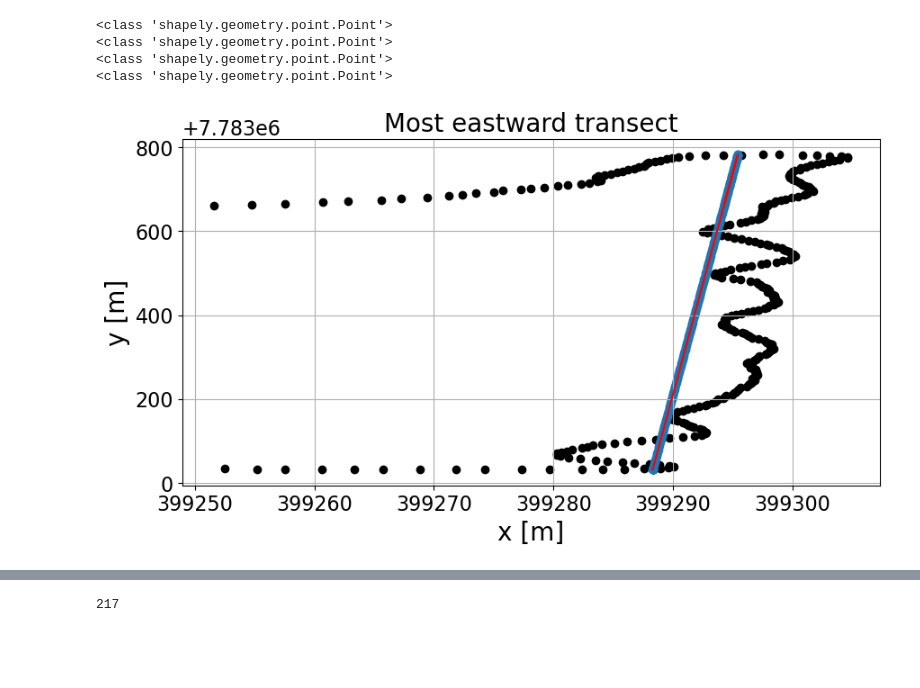
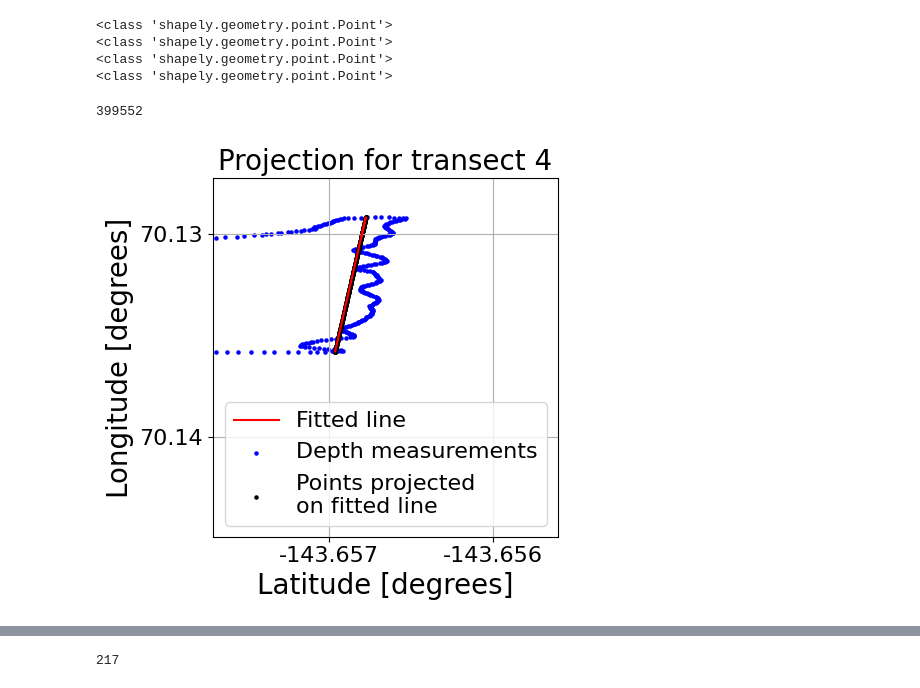
Before and after one commit to khdebruijn/thermo-morphological-model, a Jupyter notebook: database/erikson_transects.ipynb, the cells around one changed output, grey strips where cells are left out. Cells and saved outputs as stored; diff of their text form; code cells hidden in the pictures; blank space fills up the shorter version.

```diff
--- a/database/erikson_transects.ipynb
+++ b/database/erikson_transects.ipynb
@@ -308,23 +307,48 @@ for x, y, z in zip(x0, y0, z0):
         )
     projected_points0.append(projected_point0)
 projected_points0 = np.array(projected_points0)
-
-plt.figure(figsize=(10,5))
-
-plt.plot(x_fitted0, y0, color='r', label='Fitted line')
-plt.scatter(x0, y0, color='k', label='Depth measurements')
-plt.scatter(projected_points0[:,0],projected_points0[:,1], color='C0', label='Points cast onto the line')
-
-plt.grid()
-
-plt.title("Most eastward transect")
-
-plt.xlabel("x [m]")
-plt.ylabel("y [m]")
-
-plt.savefig(os.path.join(save_dir, 'interpolated_depth_line.png'), bbox_inches='tight', facecolor='white', transparent=False)
-# %% [output]
-[figure, removed]
+# %%
+mask0 = ((-143.6571995, -143.6554848), (70.133872, 70.1410771))
+patch0 = Rectangle((mask0[0][0], mask0[1][0]), width=mask0[0][1]-mask0[0][0], height=mask0[1][1]-mask0[1][0],
+                   facecolor='C0', edgecolor='k', alpha=0.5, label='Transect0')
+
+x_d, y_d = (-143.656, -143.657), (70.14, 70.13)
+x_m, y_m = (399325, 399287), (7782556, 7783687)
+
+fig, ax = plt.subplots(figsize=(5,5))
+
+ax.plot(x_fitted0, y0, color='r', label='Fitted line')
+ax.scatter(x0, y0, color='b', s=5, label='Depth measurements')
+ax.scatter(projected_points0[:,0],projected_points0[:,1], color='k', s=5, label='Points projected\non fitted line')
+
+ax.set_title("Projection for transect 4")
+
+# ax.add_patch(patch0)
+# ax.annotate('transect 4', xy=(-143.655, 70.142), xytext=(-143.65, 70.147), arrowprops=dict(facecolor='black', shrink=0.05))
+
+ax.set_xlabel("Latitude [degrees]")
+ax.set_ylabel("Longitude [degrees]")
+
+ax.legend(loc='lower right')
+
+ax.set_xticks(x_m, x_d)
+ax.set_yticks(y_m, y_d)
+
+ax.grid()
+
+ax.set_xlim((399260,399340))
+ax.set_ylim((7782000, 7784000))
+
+fig.tight_layout()
+
+fig.savefig(os.path.join(save_dir, 'interpolated_depth_line.png'), bbox_inches='tight', facecolor='white', transparent=False)
+
+399173.71
+
+399552
+# %% [output]
+399552
+[figure, added]
 # %%
 projected_points1 = []
 
```
Also changed, not shown: parts of 9 cells of this notebook, 1 other file.
